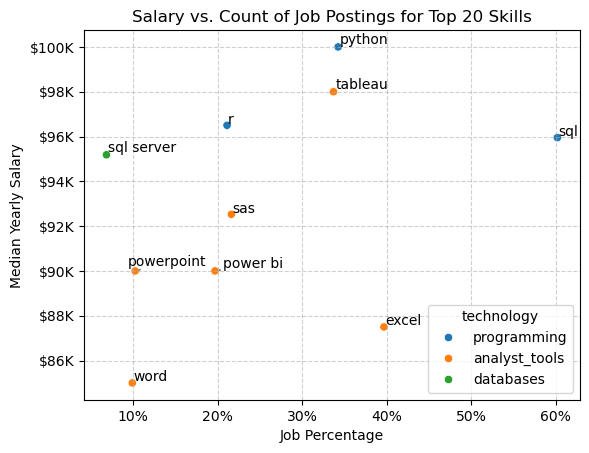
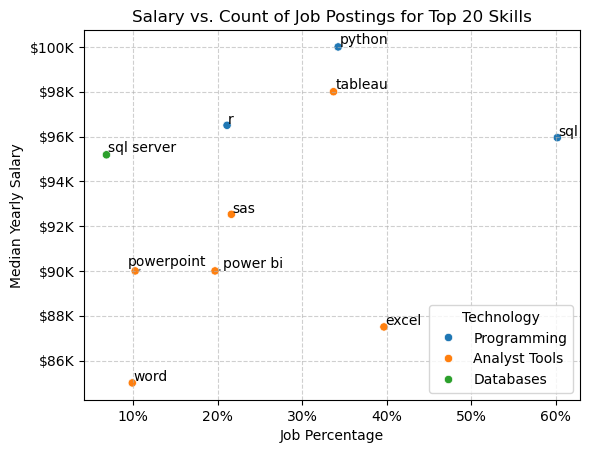
The change to this notebook cell's code, shown as a diff; its figure went from the first image to the second:
--- before
+++ after
@@ -12,4 +12,5 @@
 plt.title("Salary vs. Count of Job Postings for Top 20 Skills")
 plt.grid(True, alpha=0.6, linestyle="--")
+plt.legend(title="Technology")
 
 texts = []

Commit: add more customization to scatter plot